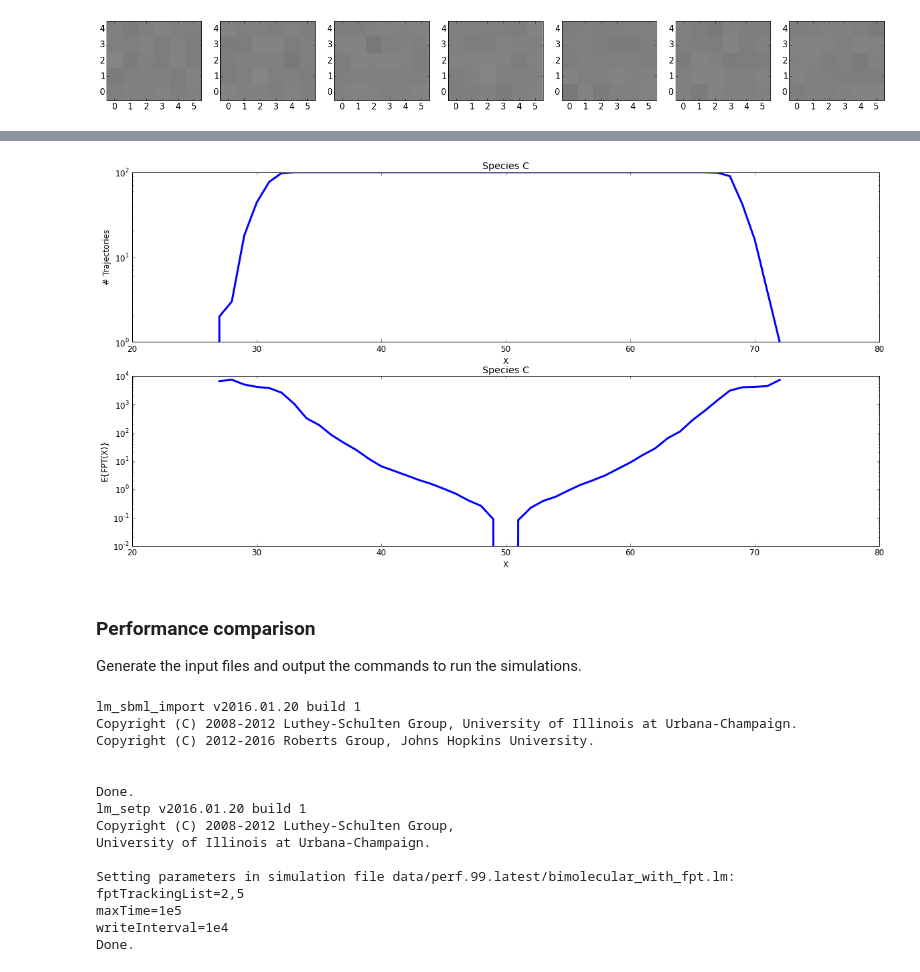
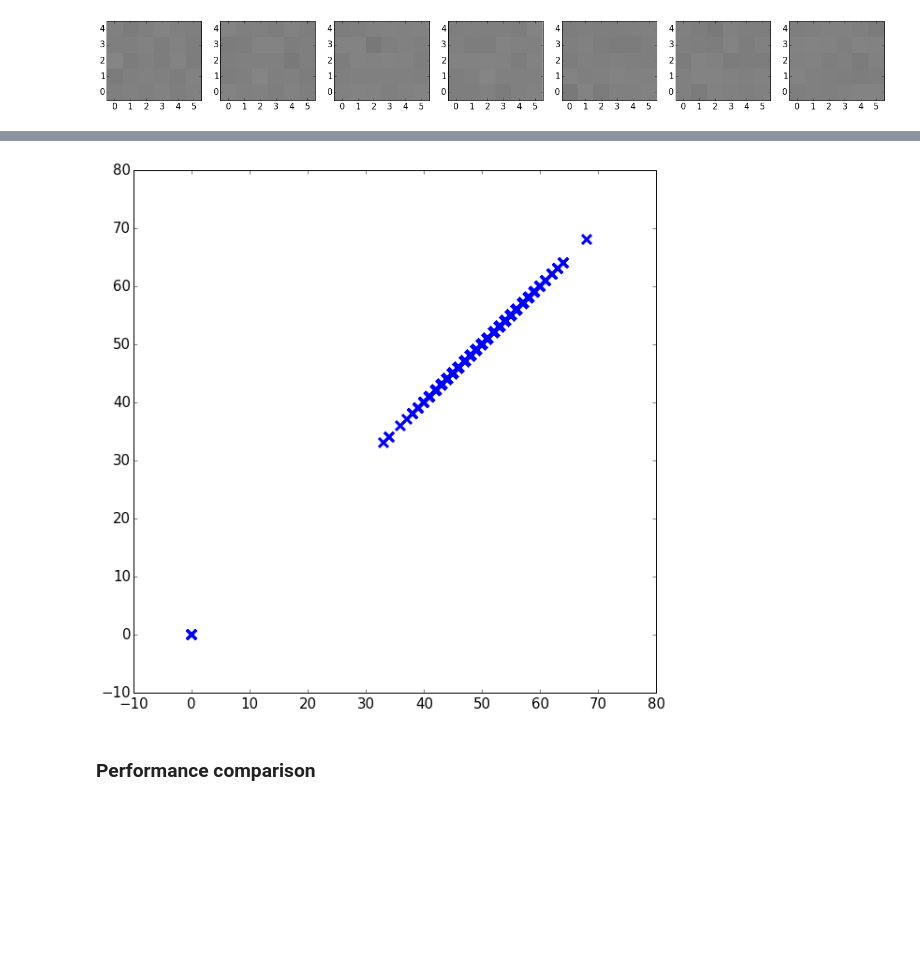
Before and after one commit to telamonian/lmes, a Jupyter notebook: regression/rdme_bimolecular/analysis.ipynb, the cells around one changed output, grey strips where cells are left out. Cells and saved outputs as stored; diff of their text form; code cells hidden in the pictures; blank space fills up the shorter version.

```diff
--- a/regression/rdme_bimolecular/analysis.ipynb
+++ b/regression/rdme_bimolecular/analysis.ipynb
@@ -199,57 +122,26 @@ pass
-# %%
-# Plot the mean first passage times for species 5.
-dirname="data/1"
-filename="%s/bimolecular_with_fpt.lm"%dirname
-fp = h5py.File(filename, "r")
-replicates=fp["/Simulations"].keys()
-counts=None
-times=None
-allCounts = np.zeros((101,), dtype=double)
-allTimes = np.zeros((101,), dtype=double)
-for replicate in replicates:
-    counts=np.array(fp["/Simulations/%s/FirstPassageTimes/05/Counts"%replicate], dtype=double)
-    times=np.array(fp["/Simulations/%s/FirstPassageTimes/05/Times"%replicate], dtype=double)
-    start = int(counts[0])
-    end = start+counts.shape[0]
-    allCounts[start:end] += 1
-    allTimes[start:end] += times
-allTimes /= allCounts
-matplotlib.rcParams.update({'font.size': 12, "figure.figsize": (20,10)})
-ax=plt.subplot(2,1,1)
-plt.plot(np.arange(0,len(allCounts), dtype=double),allCounts, **plotStyles)
-ax.set_yscale('log'); xlim([20,80]); xlabel('X'); ylabel('# Trajectories'); title("Species C")
-ax=plt.subplot(2,1,2)
-plt.plot(np.arange(0,len(allCounts), dtype=double),allTimes, **plotStyles)
-ax.set_yscale('log'); xlim([20,80]); xlabel('X'); ylabel('E{FPT(X)}'); title("Species C")
-pass
-# %% [output]
-[figure, removed]
-# %% [markdown]
-### Performance comparison
-Generate the input files and output the commands to run the simulations.
-# %%
-%%bash
-dirname=data/perf.99.latest
-filename=${dirname}/bimolecular_with_fpt.lm
-mkdir -p ${dirname}
-rm -f ${filename} && lm_sbml_import ${filename} bimolecular_with_fpt.sbml
-lm_setp ${filename} writeInterval=1e4 maxTime=1e5 "fptTrackingList=2,5"
-# %% [output]
-lm_sbml_import v2016.01.20 build 1
-Copyright (C) 2008-2012 Luthey-Schulten Group, University of Illinois at Urbana-Champaign.
-Copyright (C) 2012-2016 Roberts Group, Johns Hopkins University.
-
-
-Done.
-lm_setp v2016.01.20 build 1
-Copyright (C) 2008-2012 Luthey-Schulten Group,
-University of Illinois at Urbana-Champaign.
-
-Setting parameters in simulation file data/perf.99.latest/bimolecular_with_fpt.lm:
-fptTrackingList=2,5
-maxTime=1e5
-writeInterval=1e4
-Done.
+# %%
+# Compare species counts and lattice counts for species C.
+dirname="data/1"
+filename="%s/rdme_bimolecular.lm"%dirname
+fp = h5py.File(filename, "r")
+replicates=fp["/Simulations"].keys()
+xs=[]
+ys=[]
+for replicate in replicates:
+    counts=np.array(fp["/Simulations/%s/SpeciesCounts"%replicate], dtype=double)
+    for i in range(0,counts.shape[0]):
+        xs.append(counts[i,2])
+    lattices=fp["/Simulations/%s/Lattice"%replicate].keys()
+    for lattice in lattices:
+        lfull = np.array(fp["/Simulations/%s/Lattice/%s"%(replicate,lattice)], dtype=np.uint8)
+        ys.append(np.sum(lfull==2+1))
+matplotlib.rcParams.update({'font.size': 15, "figure.figsize": (10,10)})
+plt.scatter(xs,ys, **scatterStyles)
+pass
+# %% [output]
+[figure, added]
+# %% [markdown]
+### Performance comparison
 # %%
 %%bash
 dirname=data/perf.99.latest
```
Also changed, not shown: parts of 9 cells of this notebook.
